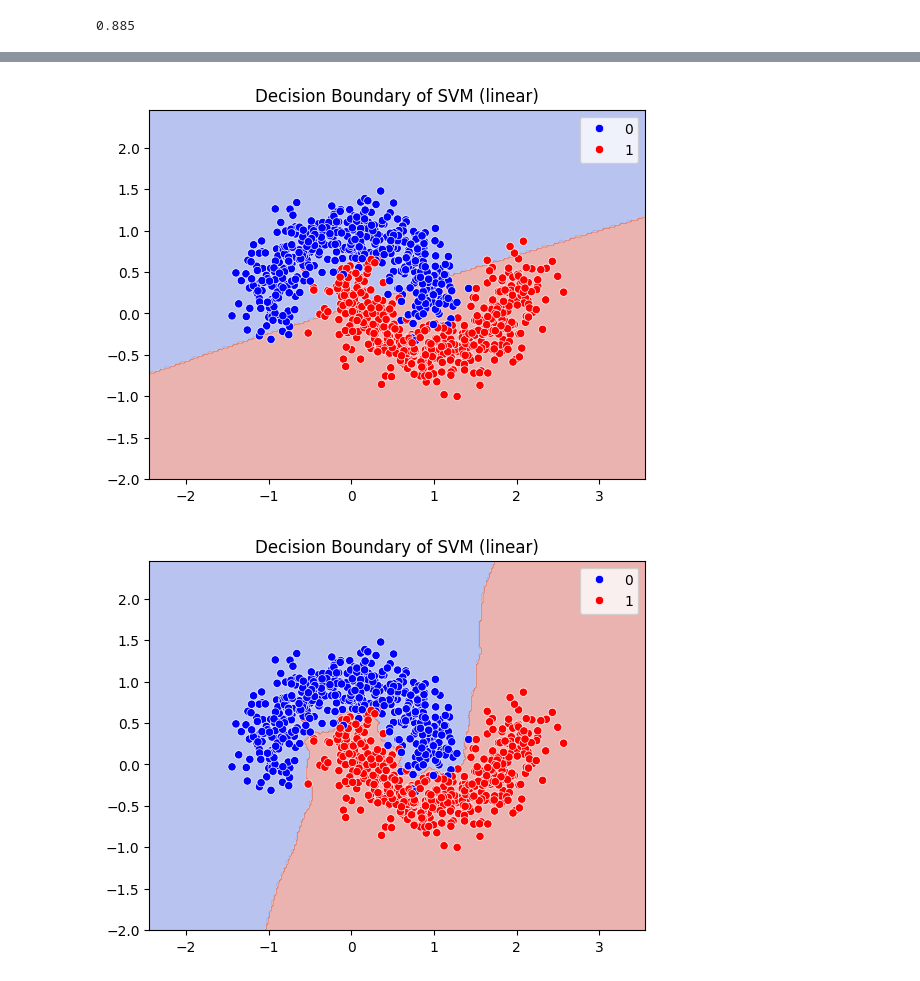
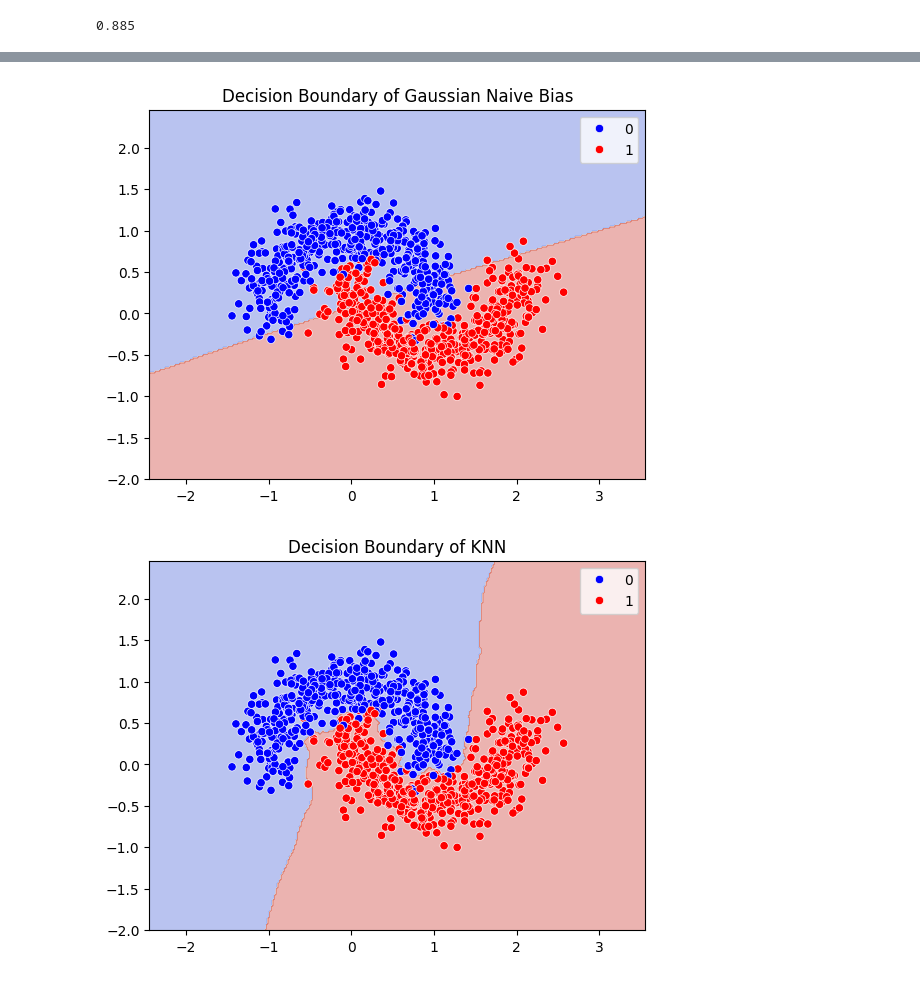
Before and after one commit to mantis2404/ML-Exercises, a Jupyter notebook: SVM/svm2.ipynb, the cells around one changed output, grey strips where cells are left out. Saved outputs shown, nothing was run; the diff lists cells and outputs as text; code cells hidden in the pictures.

```diff
--- a/SVM/svm2.ipynb
+++ b/SVM/svm2.ipynb
@@ -78,7 +80,9 @@ model_svc.score(X_test,y_test)
 # %% [output]
 0.885
 # %%
-model=SVC(kernel='rbf',gamma=1,C=100)
+model=SVC(kernel='rbf',gamma=1,C=0.1)
 model.fit(X, y)
 decision_boundary(model,X,y)
+plt.title("Decision Boundary of SVM (rbf)")
+plt.show()
 # %% [output]
@@ -86,14 +90,18 @@ decision_boundary(model,X,y)
 # %%
 model=GaussianNB()
 model.fit(X,y)
 decision_boundary(model,X,y)
+plt.title("Decision Boundary of Gaussian Naive Bias")
+plt.show()
 # %% [output]
-[figure, old version]
+[figure, new version]
 # %%
 model=KNeighborsClassifier(n_neighbors=3)
 model.fit(X,y)
 decision_boundary(model,X,y)
+plt.title("Decision Boundary of KNN")
+plt.show()
 # %% [output]
-[figure, old version]
+[figure, new version]
 # %%
 X_train, X_test, y_train, y_test = train_test_split(X, y, test_size=0.3, random_state=27)
```
Also changed, not shown: parts of 7 cells of this notebook.
